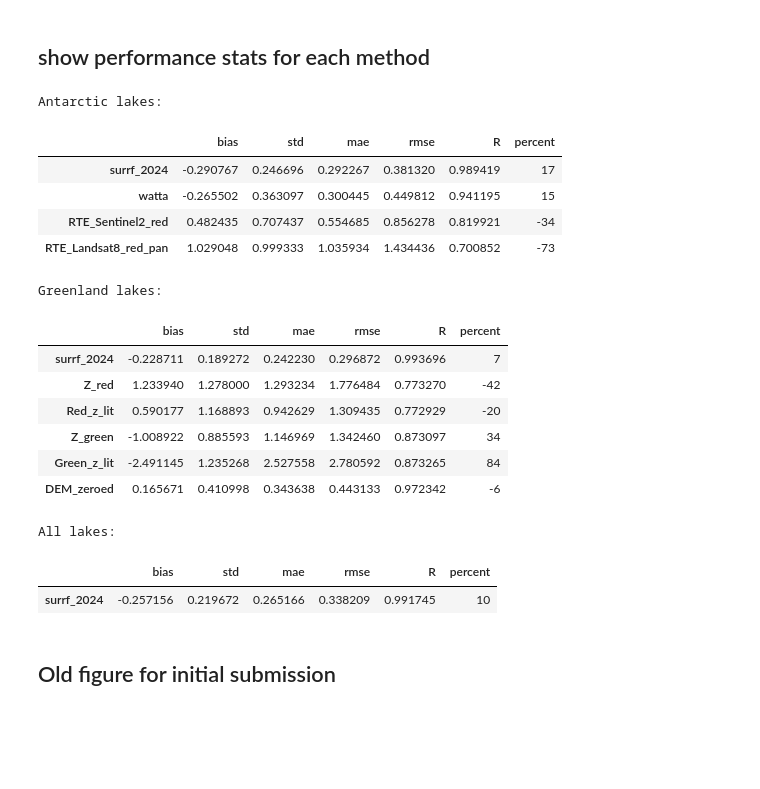
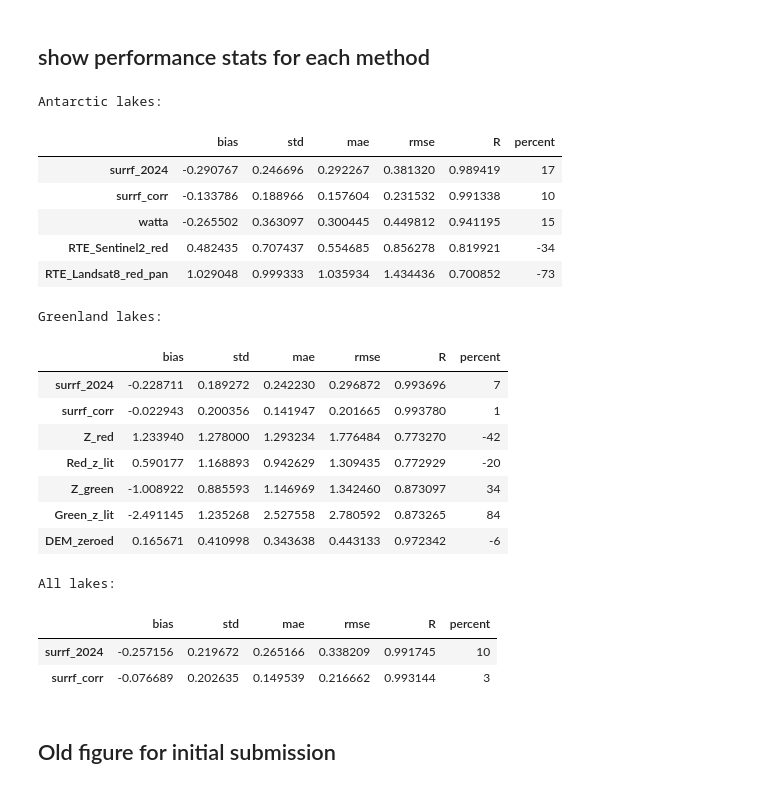
Before and after one commit to fliphilipp/FLUIDSuRRF-figures, a Jupyter notebook: fig12-comparison-manual-estimates/fig12-comparison-manual-estimates.ipynb, the cells around one changed output. Drawn from its saved outputs; the diff is of its cells as text; code cells hidden in the pictures; blank space fills up the shorter version.

```diff
--- a/fig12-comparison-manual-estimates/fig12-comparison-manual-estimates.ipynb
+++ b/fig12-comparison-manual-estimates/fig12-comparison-manual-estimates.ipynb
@@ -119,9 +145,10 @@ display(Image(plotname))
 # %% [markdown]
 ## show performance stats for each method
 # %%
-dfsel = df_fricker
-stat = 'surrf_2024'
-verb = True
+# re load the files to make sure the plotting didn't meddle with the dataframes
+# (some weird stuff was happening with missing values that I had removed...)
+df_melling = pd.read_csv('data/data_melling_2024_surrfcorrected.csv',index_col=False)
+df_fricker = pd.read_csv('data/data_fricker_2021_surrfcorrected.csv',index_col=False)
 
 def getstats(dfsel, stat, verb=False):
     dfsel = dfsel.reset_index(drop=True)
@@ -136,43 +163,45 @@ def getstats(dfsel, stat, verb=False):
     percent = int(np.round((dfsel.loc[sel, stat].sum() / dfsel.manual[sel].sum() - 1) * 100))
     if verb:
         print('- mean diff:', bias)
         print('- std diff:', std)
         print('- MAE:', mae)
         print('- RMSE:', rmse)
         print('- correl:', correl)
 
     return pd.DataFrame({'bias': bias, 'std': std, 'mae': mae, 'rmse': rmse, 'R': correl, 'percent': percent}, index=[stat])
 
 print('Antarctic lakes:')
 dfsel = df_fricker
-stats = ['surrf_2024', 'watta', 'RTE_Sentinel2_red', 'RTE_Landsat8_red_pan']
+stats = ['surrf_2024', 'surrf_corr', 'watta', 'RTE_Sentinel2_red', 'RTE_Landsat8_red_pan']
 dfs = []
 for stat in stats:
     dfs.append(getstats(dfsel, stat))
 display(pd.concat(dfs))
 
 print('Greenland lakes:')
 dfsel = df_melling
-stats = ['surrf_2024', 'Z_red', 'Red_z_lit', 'Z_green', 'Green_z_lit', 'DEM_zeroed']
+stats = ['surrf_2024', 'surrf_corr', 'Z_red', 'Red_z_lit', 'Z_green', 'Green_z_lit', 'DEM_zeroed']
 dfs = []
 for stat in stats:
     dfs.append(getstats(dfsel, stat))
 display(pd.concat(dfs))
 
-cols = ['manual', 'surrf_2024']
+cols = ['manual', 'surrf_2024', 'surrf_corr']
 dfsel = pd.concat((df_fricker[cols], df_melling[cols]))
 print('All lakes:')
-display(getstats(dfsel, 'surrf_2024'))
+display(pd.concat((getstats(dfsel, 'surrf_2024'), getstats(dfsel, 'surrf_corr'))))
 # %% [output]
 Antarctic lakes:
 |  | bias | std | mae | rmse | R | percent |
 | surrf_2024 | -0.290767 | 0.246696 | 0.292267 | 0.381320 | 0.989419 | 17 |
+| surrf_corr | -0.133786 | 0.188966 | 0.157604 | 0.231532 | 0.991338 | 10 |
 | watta | -0.265502 | 0.363097 | 0.300445 | 0.449812 | 0.941195 | 15 |
 | RTE_Sentinel2_red | 0.482435 | 0.707437 | 0.554685 | 0.856278 | 0.819921 | -34 |
 | RTE_Landsat8_red_pan | 1.029048 | 0.999333 | 1.035934 | 1.434436 | 0.700852 | -73 |
 Greenland lakes:
 |  | bias | std | mae | rmse | R | percent |
 | surrf_2024 | -0.228711 | 0.189272 | 0.242230 | 0.296872 | 0.993696 | 7 |
+| surrf_corr | -0.022943 | 0.200356 | 0.141947 | 0.201665 | 0.993780 | 1 |
 | Z_red | 1.233940 | 1.278000 | 1.293234 | 1.776484 | 0.773270 | -42 |
 | Red_z_lit | 0.590177 | 1.168893 | 0.942629 | 1.309435 | 0.772929 | -20 |
 | Z_green | -1.008922 | 0.885593 | 1.146969 | 1.342460 | 0.873097 | 34 |
@@ -181,6 +210,7 @@ Greenland lakes:
 All lakes:
 |  | bias | std | mae | rmse | R | percent |
 | surrf_2024 | -0.257156 | 0.219672 | 0.265166 | 0.338209 | 0.991745 | 10 |
+| surrf_corr | -0.076689 | 0.202635 | 0.149539 | 0.216662 | 0.993144 | 3 |
 # %% [markdown]
 ## Old figure for initial submission
 # %%
```
Also changed, not shown: parts of 2 cells of this notebook, 18 other files.
